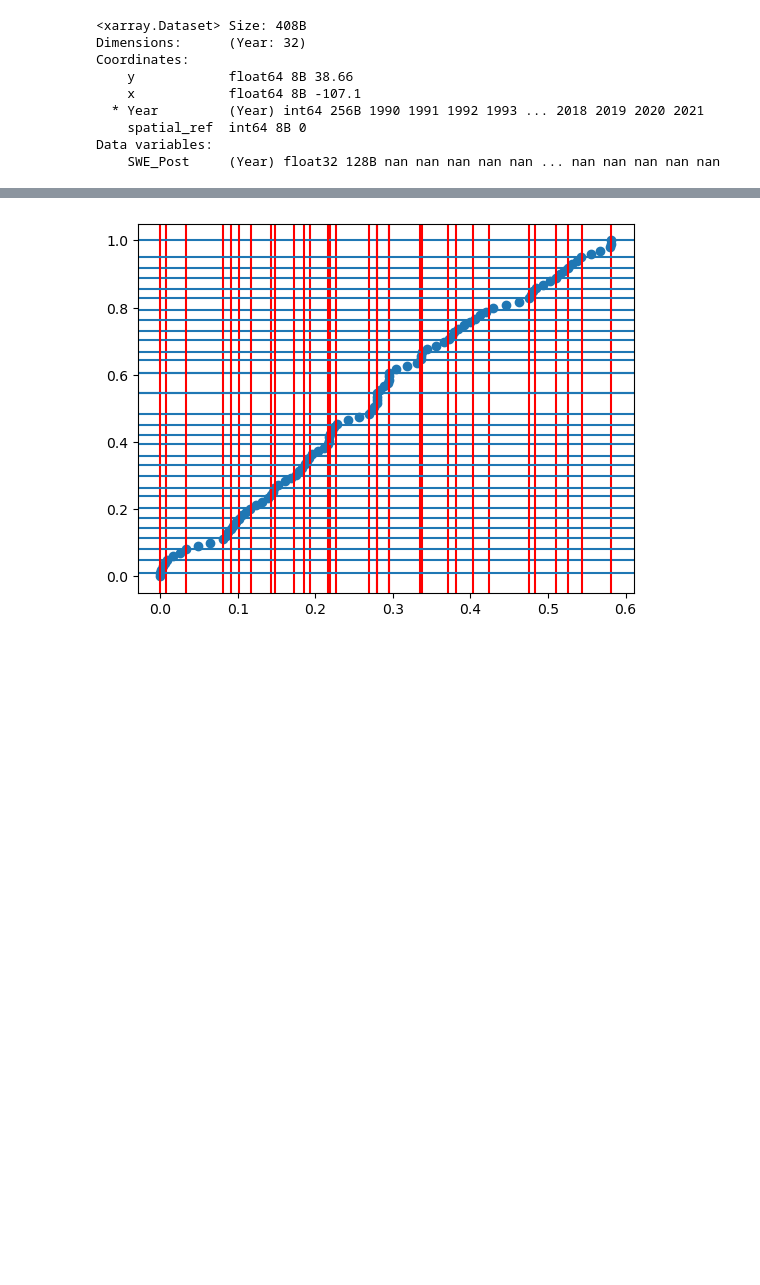
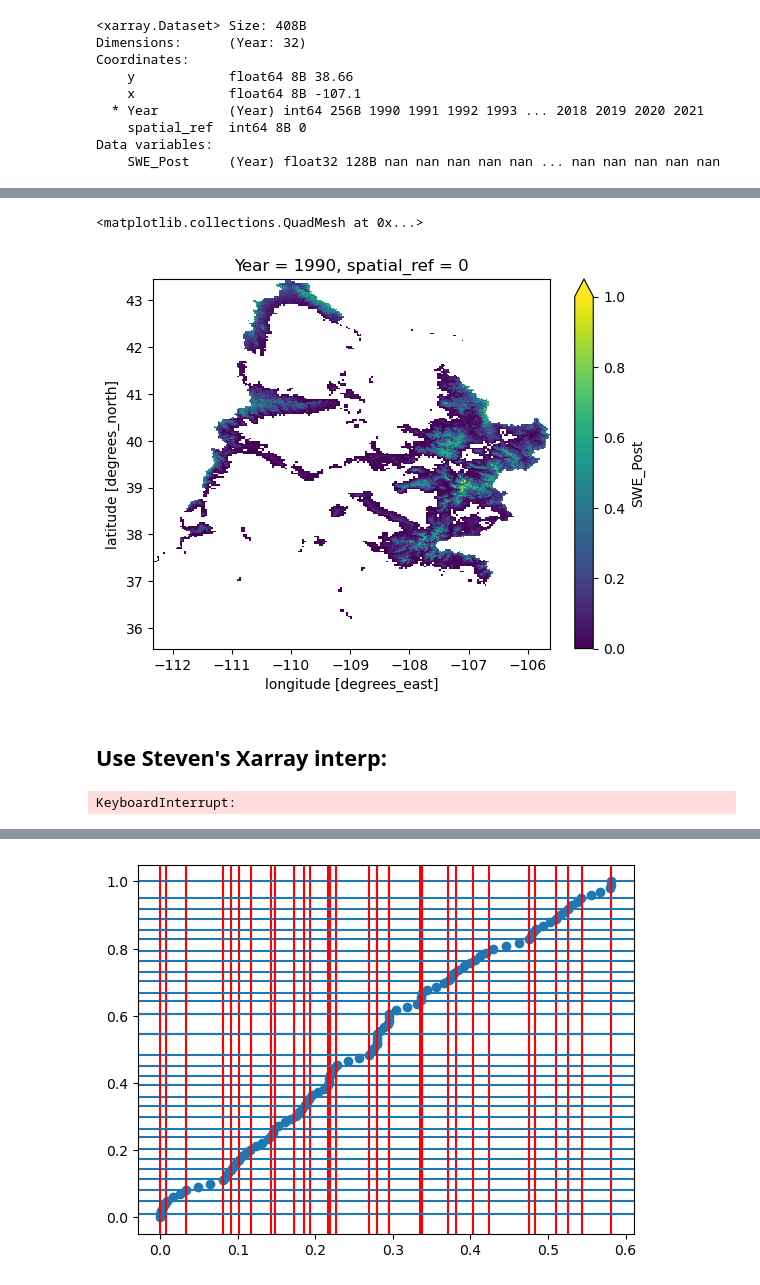
Before and after one commit to bessoh2/correlated-domains, a Jupyter notebook: notebooks/quantile_mapping_gridded.ipynb, the cells around one changed output, grey strips where cells are left out. Drawn from its saved outputs; the diff is of its cells as text; code cells hidden in the pictures; blank space fills up the shorter version.

```diff
--- a/notebooks/quantile_mapping_gridded.ipynb
+++ b/notebooks/quantile_mapping_gridded.ipynb
@@ -585,0 +626,12 @@ for site in stations.index.get_level_values(0).unique():
+# %%
+clusters_reanalysis = xr.open_dataset('../data/swe_reanalysis_5clusters.nc')
+clusters_reanalysis = clusters_reanalysis.__xarray_dataarray_variable__
+clusters_reanalysis  = clusters_reanalysis.rio.write_crs('epsg:4326')
+clusters_ucrb = clusters_reanalysis.rio.clip(ucrb.geometry)
+clusters_reanalysis_match = clusters_ucrb.rio.reproject_match(swe)
+# %%
+for year in np.arange(0,32):
+    for cluster in np.arange(0,4):
+        mean_quantile[year] = mean_quantile[year].where(clusters_reanalysis_match != cluster, lambda x: stations_ucrb[(stations_ucrb.index.get_level_values(1) == (year+1990)) & (stations_ucrb['cluster']==cluster)]['quantile'].mean())
+# %%
+swe_reanalysis_quantile_cluster_mean = xr.full_like(swe.SWE_Post, np.nan)
@@ -585,0 +640,20 @@ for site in stations.index.get_level_values(0).unique():
+# %%
+for i in swe.x.values:
+    for j in swe.y.values:
+
+        #stations_ordered = stats.mstats.mquantiles(nearest_station_swe_sc.sel(x=i, y=j).values, quantiles)
+        reanalysis_ordered = stats.mstats.mquantiles(swe.SWE_Post.sel(x=i, y=j).values, quantiles)
+
+        # Create our interpolation function for looking up a quantile given a value of SWE at Slide Canyon
+        #f_stations = interp1d(stations_ordered, quantiles)
+        # Create our interpolation function for looking up SWE at Blue Canyon given a quantile
+        g_reanalysis = interp1d(quantiles, reanalysis_ordered)
+
+        # Now, we can create a prediction for every value in the Slide Canyon dataset to come up with a matching prediction for the Blue Canyon dataset
+        reanalysis_predicted = g_reanalysis(mean_quantile.sel(x=i, y=j))
+
+        # populate the empty dataset at the selected grid cell:
+        # swe_reanalysis_quantile_predictions.loc[dict(x=i, y=j)] = reanalysis_predicted
+        for year in np.arange(0,32):
+            #     swe_reanalysis_quantile_predictions.SWE_Post.isel(x=i, y=j, Year=year).values = reanalysis_predicted[year]
+            swe_reanalysis_quantile_cluster_mean.loc[dict(x=i, y=j, Year=(year+1990))] = reanalysis_predicted[year]
@@ -585,0 +666,7 @@ for site in stations.index.get_level_values(0).unique():
+# %%
+swe_reanalysis_quantile_cluster_mean[0].plot(vmin=0, vmax=1)
+# %% [output]
+<matplotlib.collections.QuadMesh at 0x...>
+[figure, added]
+# %% [markdown]
+## Use Steven's Xarray interp:
@@ -585,0 +690,5 @@ for site in stations.index.get_level_values(0).unique():
+# %%
+sr_quantiles_yr = swe.SWE_Post.quantile(quantiles, dim='Year', method='linear')
+sr_quantiles_yr.to_netcdf('..data/quantile_ncs/sr_quantiles_all_year.nc')
+# %% [output]
+KeyboardInterrupt:
```
Also changed, not shown: parts of 41 cells of this notebook, 4 other files.
